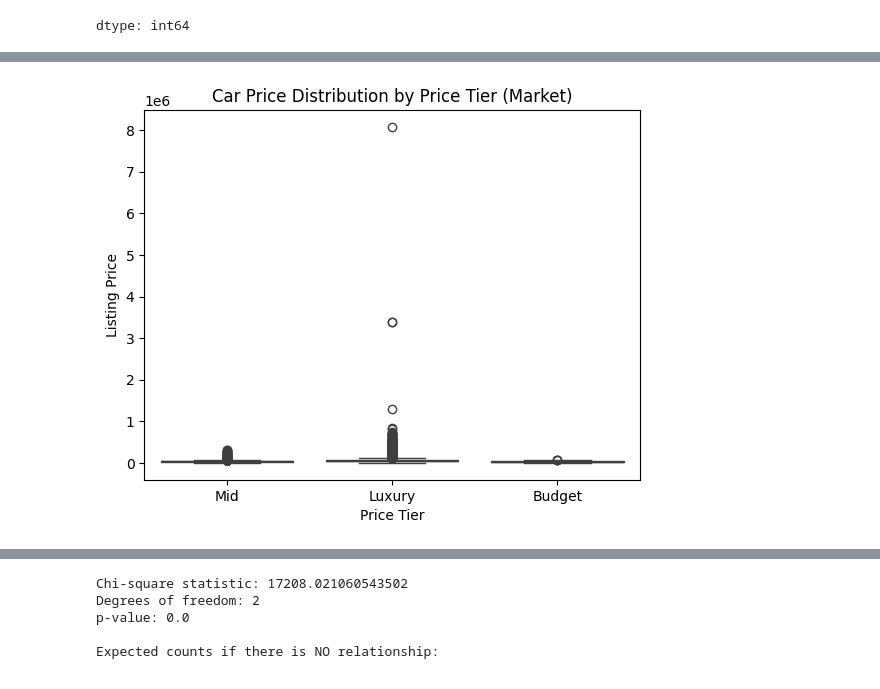
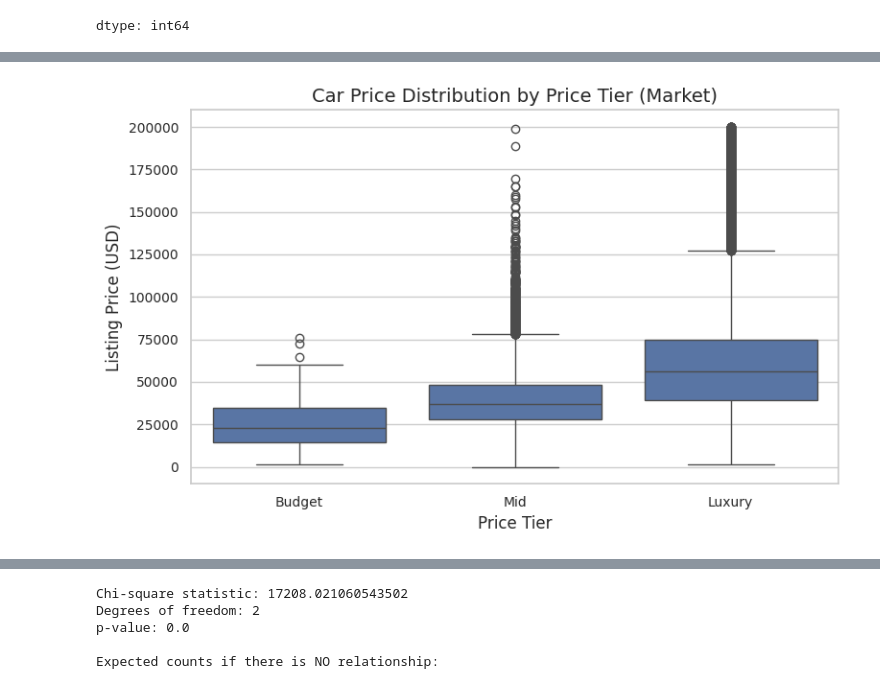
Before and after one commit to kfanney/DSA210-Car-Speed-Project, a Jupyter notebook: Traffic_Violations.ipynb, the cells around one changed output, grey strips where cells are left out. Saved outputs shown, nothing was run; the diff lists cells and outputs as text; code cells hidden in the pictures.

```diff
--- a/Traffic_Violations.ipynb
+++ b/Traffic_Violations.ipynb
@@ -35,6 +36,15 @@ from scipy.stats import chi2_contingency
 # Display options
 pd.set_option("display.max_columns", 50)
 pd.set_option("display.float_format", lambda x: f"{x:,.2f}")
+
+# Global plotting style
+sns.set(style="whitegrid")
+plt.rcParams["figure.figsize"] = (8, 5)
+plt.rcParams["axes.titlesize"] = 14
+plt.rcParams["axes.labelsize"] = 12
+plt.rcParams["xtick.labelsize"] = 10
+plt.rcParams["ytick.labelsize"] = 10
+plt.rcParams["figure.autolayout"] = True
 # %% [markdown]
 ## 2. Load Data
 
@@ -316,16 +332,22 @@ dtype: int64
 # %%
 # Attach tier to each car listing using brand -> tier mapping
 brand_to_tier = dict(zip(brand_price["Brand_clean"], brand_price["price_tier"]))
 cars["price_tier"] = cars["Brand_clean"].map(brand_to_tier)
 
+# Remove extreme prices for cleaner visualization (presentation choice)
+cars_trimmed = cars[cars["Price"] < 200000]
+
 plt.figure()
-sns.boxplot(data=cars, x="price_tier", y="Price")
+sns.boxplot(data=cars_trimmed,
+            x="price_tier",
+            y="Price",
+            order=["Budget", "Mid", "Luxury"])
 plt.title("Car Price Distribution by Price Tier (Market)")
 plt.xlabel("Price Tier")
-plt.ylabel("Listing Price")
+plt.ylabel("Listing Price (USD)")
 plt.show()
 # %% [output]
-[figure, old version]
+[figure, new version]
 # %%
 # Tier distribution in the market (cars dataset)
 market_tier_counts = cars["price_tier"].value_counts().sort_index()
```
Also changed, not shown: parts of 9 cells of this notebook.
